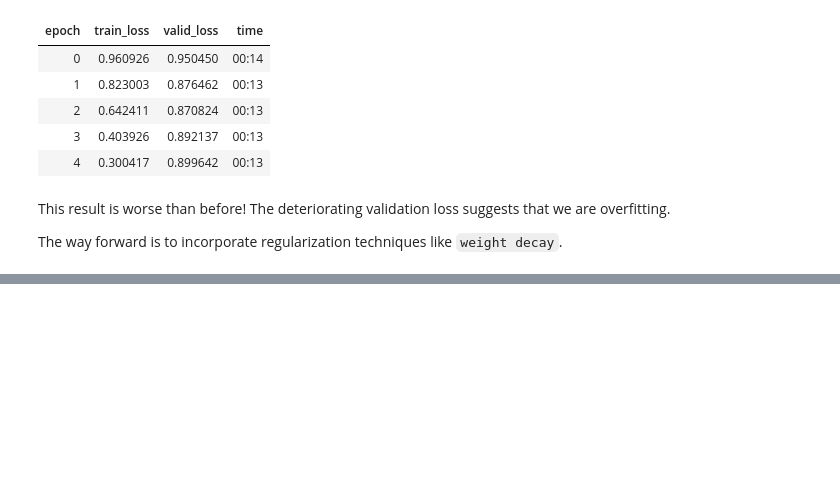
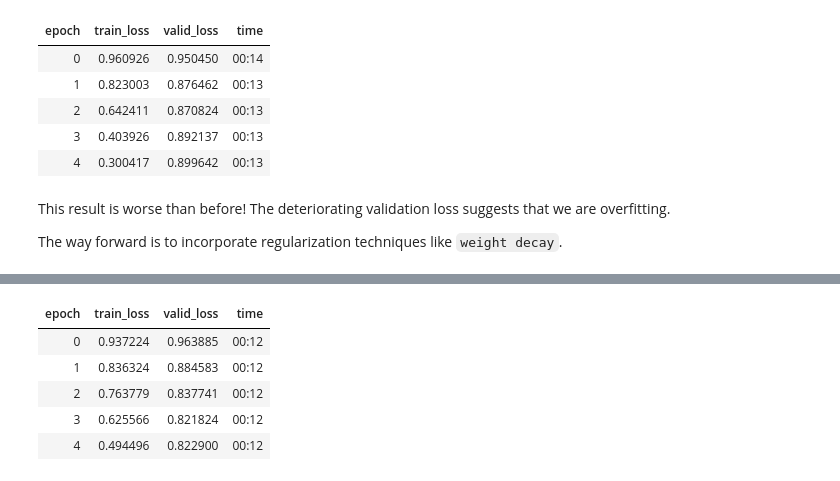
Before and after one commit to bachaudhry/FastAI-22-23, a Jupyter notebook: FastAI_2022_Collaborative_Filtering.ipynb, the cells around one changed output, grey strips where cells are left out. Cells and saved outputs as stored; diff of their text form; code cells hidden in the pictures; blank space fills up the shorter version.

```diff
--- a/FastAI_2022_Collaborative_Filtering.ipynb
+++ b/FastAI_2022_Collaborative_Filtering.ipynb
@@ -207,0 +224,17 @@ The way forward is to incorporate regularization techniques like `weight decay`.
+# %%
+# Limiting the weights from growing too much will hinder the training of the model.
+# But, the trade-off is that it will generalize better. So, using the derivative
+# of p**2 with respect to p, which is 2*p equals
+#
+# parameters.grad += wd * 2 * parameters
+# Using FastAI's parameter.
+model = DotProductBias(n_users, n_movies, 50)
+learn = Learner(dls, model, loss_func=MSELossFlat())
+learn.fit_one_cycle(5, 5e-3, wd=0.1)
+# %% [output]
+| epoch | train_loss | valid_loss | time |
+| 0 | 0.937224 | 0.963885 | 00:12 |
+| 1 | 0.836324 | 0.884583 | 00:12 |
+| 2 | 0.763779 | 0.837741 | 00:12 |
+| 3 | 0.625566 | 0.821824 | 00:12 |
+| 4 | 0.494496 | 0.822900 | 00:12 |
```
Also changed, not shown: parts of 2 cells of this notebook.
